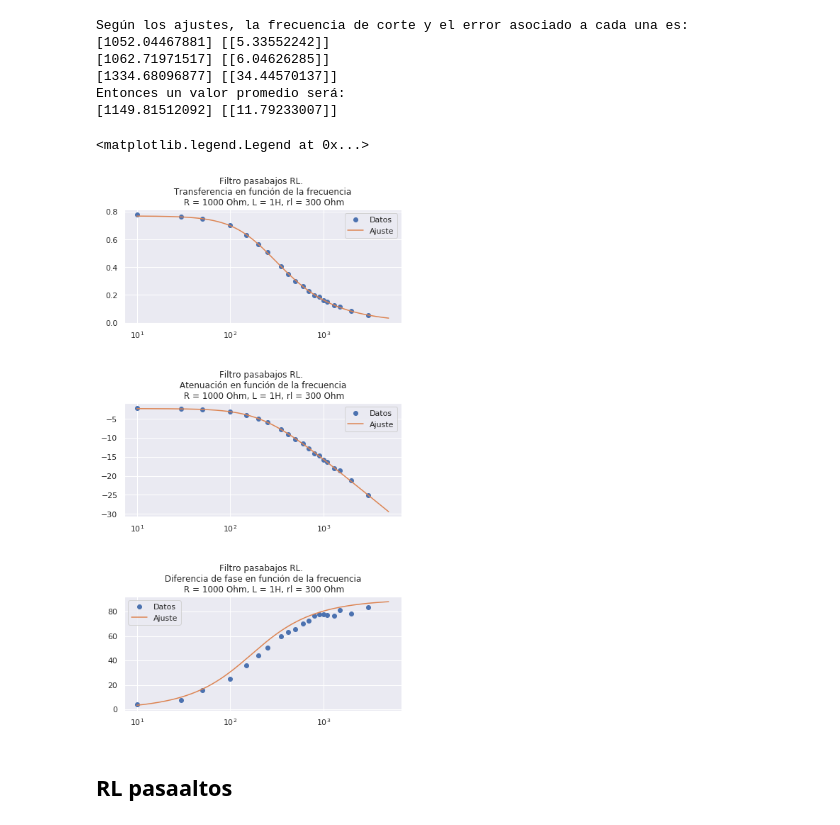
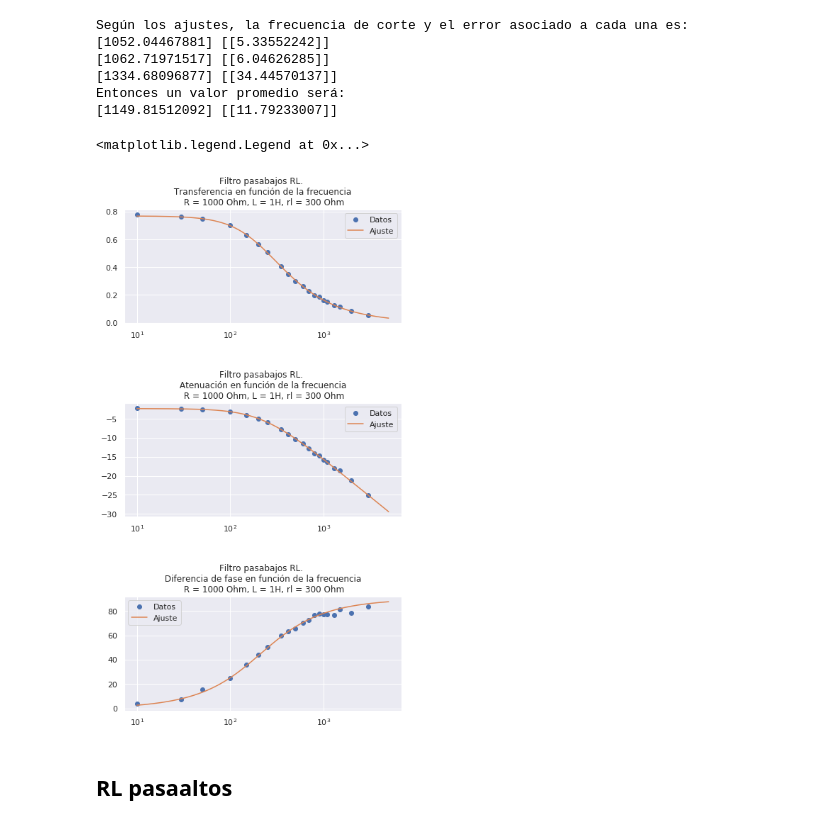
Before and after one commit to mercedesabril/Laboratorio3, a Jupyter notebook: Informe2/Informe2.ipynb, the cells around one changed output. Cells and saved outputs as stored; diff of their text form; code cells hidden in the pictures.

```diff
--- a/Informe2/Informe2.ipynb
+++ b/Informe2/Informe2.ipynb
@@ -315,27 +315,27 @@ Entonces un valor promedio será:
 # %%
 fig = plt.figure(figsize=(7, 13))
 plt.subplots_adjust(left=None, bottom=None, right=None, top=None, wspace=None, hspace=0.7)
 
 plt.subplot(3, 1, 1).set_title('Filtro pasabajos RL. \n Transferencia en función de la frecuencia \n R = 1000 Ohm, L = 1H, rl = 300 Ohm')
 plt.xscale('log')
 plt.plot(RLpb.frecuencia, RLpb.transferencia, 'o', label = 'Datos')
 plt.plot(np.linspace(10,5000, 5000), trnRLpb(np.linspace(10,5000, 5000), *RLpb.parametrosT), label = 'Ajuste')
 plt.legend()
 
 plt.subplot(3, 1, 2).set_title('Filtro pasabajos RL. \n Atenuación en función de la frecuencia \n R = 1000 Ohm, L = 1H, rl = 300 Ohm')
 plt.xscale('log')
 plt.plot(RLpb.frecuencia, RLpb.atenuacion, 'o', label = "Datos")
 plt.plot(np.linspace(10,5000, 5000), ARLpb(np.linspace(10,5000, 5000), *RLpb.parametrosA), label = 'Ajuste')
 plt.legend()
 
 plt.subplot(3, 1, 3).set_title('Filtro pasabajos RL. \n Diferencia de fase en función de la frecuencia \n R = 1000 Ohm, L = 1H, rl = 300 Ohm')
 plt.xscale('log')
 plt.plot(RLpb.frecuencia, RLpb.diferencia_fase, 'o', label = 'Datos')
-plt.plot(np.linspace(10,5000, 5000), phiRLpb(np.linspace(10,5000, 5000), *RLpb.parametrosA), label = 'Ajuste')
+plt.plot(np.linspace(10,5000, 5000), phiRLpb(np.linspace(10,5000, 5000), *RLpb.parametrosDF), label = 'Ajuste')
 plt.legend()
 # %% [output]
 <matplotlib.legend.Legend at 0x...>
-[figure, old version]
+[figure, new version]
 # %% [markdown]
 ## RL pasaaltos
 # %% [markdown]
```
Also changed, not shown: parts of 67 cells of this notebook.
